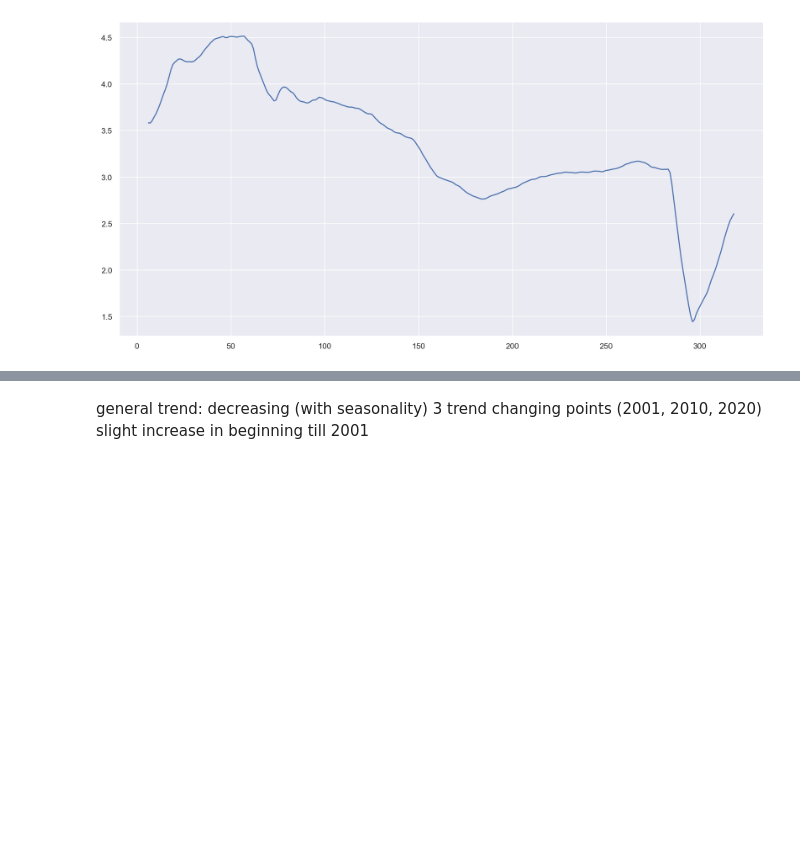
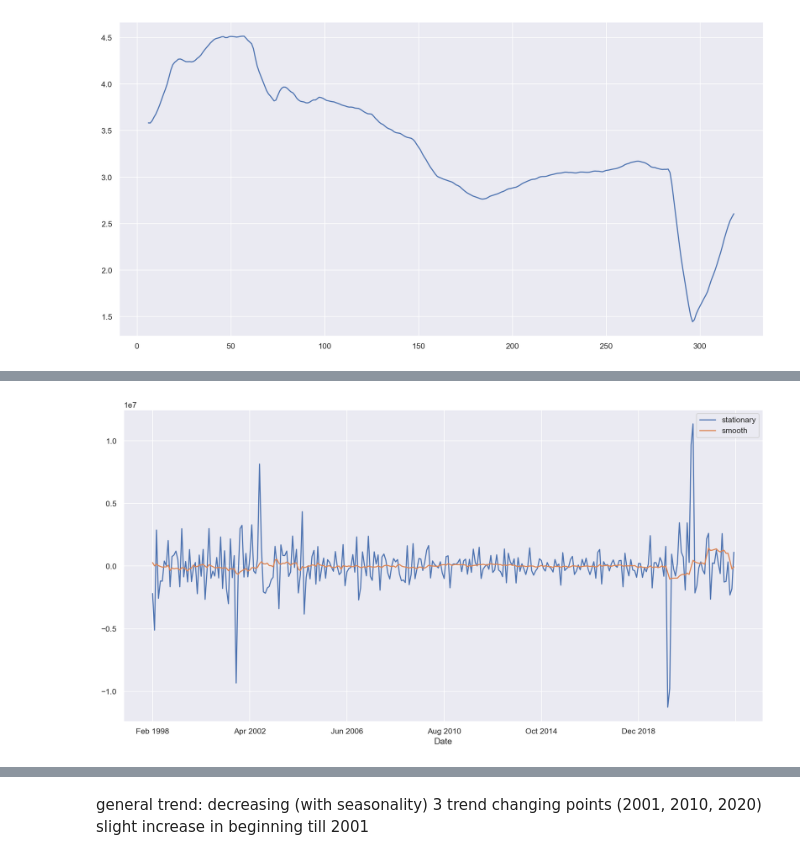
Before and after one commit to Roman20022002/Data-Analysis, a Jupyter notebook: DataMadness.ipynb, the cells around one changed output, grey strips where cells are left out. Drawn from its saved outputs; the diff is of its cells as text; code cells hidden in the pictures; blank space fills up the shorter version.

```diff
--- a/DataMadness.ipynb
+++ b/DataMadness.ipynb
@@ -205,0 +316,3 @@ plt.plot(trend.values)
+# %%
+border_crossing_monthly["smooth"] = border_crossing_monthly["stationary"].rolling(window = 20, center = False).mean()
+border_crossing_monthly.tail()
@@ -205,0 +327,4 @@ plt.plot(trend.values)
+# %%
+border_crossing_monthly[["stationary", "smooth"]].tail(300).plot(grid = True);
+# %% [output]
+[figure, added]
```
Also changed, not shown: parts of 17 cells of this notebook.
